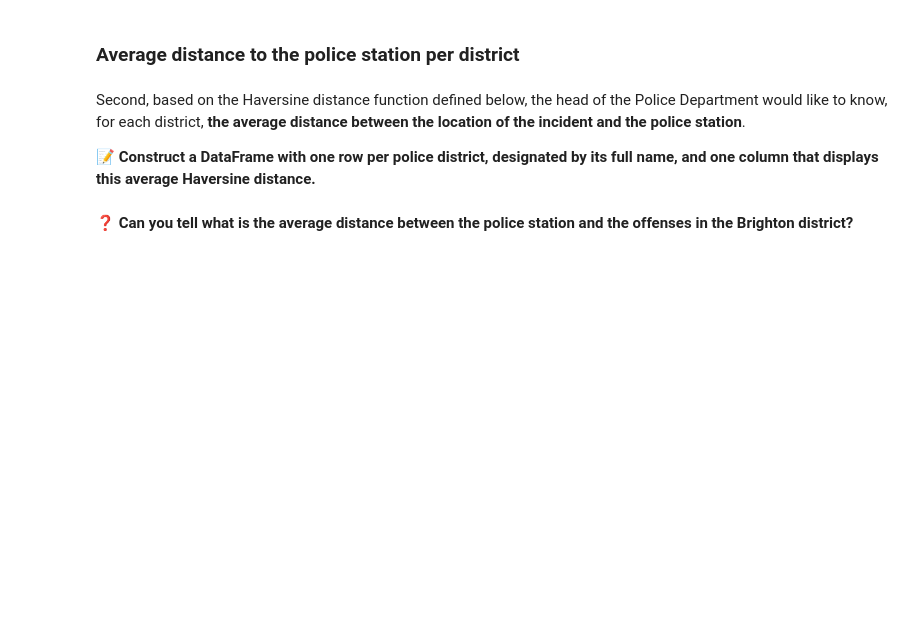
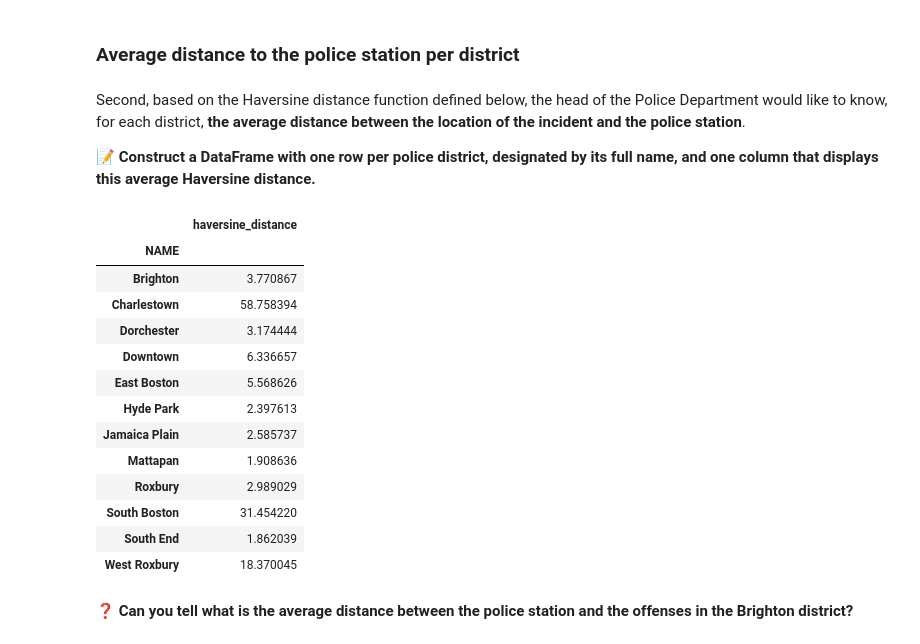
Before and after one commit to JulienDoma/data-certification-exam, a Jupyter notebook: decision_science/boston_crimes.ipynb, the cells around one changed output. Drawn from its saved outputs; the diff is of its cells as text; code cells hidden in the pictures; blank space fills up the shorter version.

```diff
--- a/decision_science/boston_crimes.ipynb
+++ b/decision_science/boston_crimes.ipynb
@@ -538,3 +537,38 @@ def haversine_distance(lon1, lat1, lon2, lat2):
+# %%
+# YOUR CODE HERE
+
+# Copy data to not work directly on the dataset
+df_average = data.copy()
+
+# Apply the haversine distance function to every row in the dataset
+# using LONG, LAT of incidents and LONG_POLICE_STATION, LAT_POLICE_STATION of police stations for each district
+df_average["haversine_distance"] = df_average.apply(
+    lambda row: haversine_distance(
+        row["LONG"],
+        row["LAT"],
+        row["LONG_POLICE_STATION"],
+        row["LAT_POLICE_STATION"],
+    ),
+    axis=1,
+)
+# %%
+result_distance = pd.DataFrame(df_average.groupby(['NAME']).mean()['haversine_distance'])
+result_distance
+# %% [output]
+|  | haversine_distance |
+| NAME |  |
+| Brighton | 3.770867 |
+| Charlestown | 58.758394 |
+| Dorchester | 3.174444 |
+| Downtown | 6.336657 |
+| East Boston | 5.568626 |
+| Hyde Park | 2.397613 |
+| Jamaica Plain | 2.585737 |
+| Mattapan | 1.908636 |
+| Roxbury | 2.989029 |
+| South Boston | 31.454220 |
+| South End | 1.862039 |
+| West Roxbury | 18.370045 |
 # %% [markdown]
 **❓ Can you tell what is the average distance between the police station and the offenses in the Brighton district?**
 # %%
```
Also changed, not shown: parts of 5 cells of this notebook, 3 other files.
